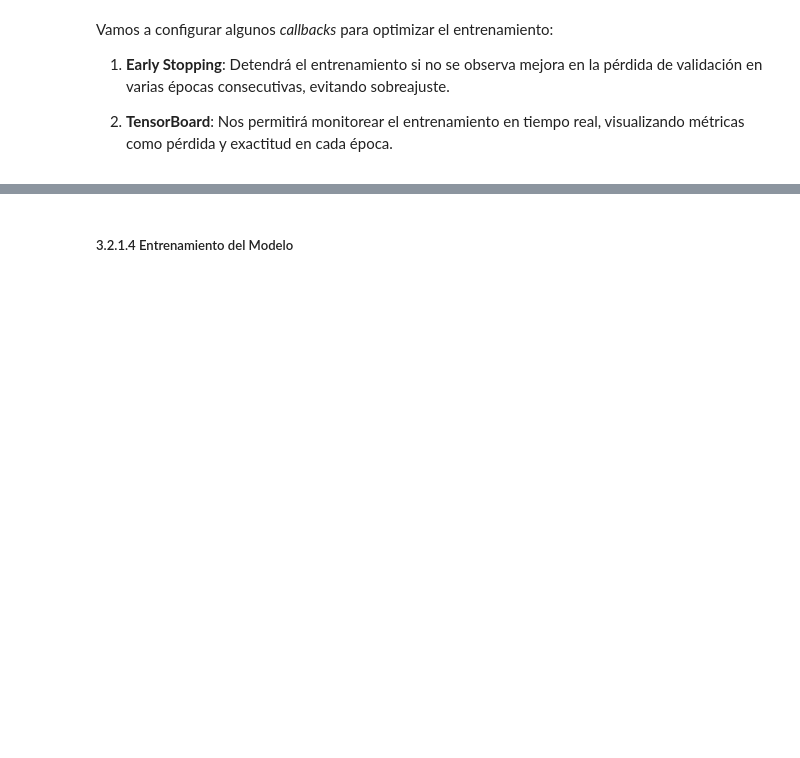
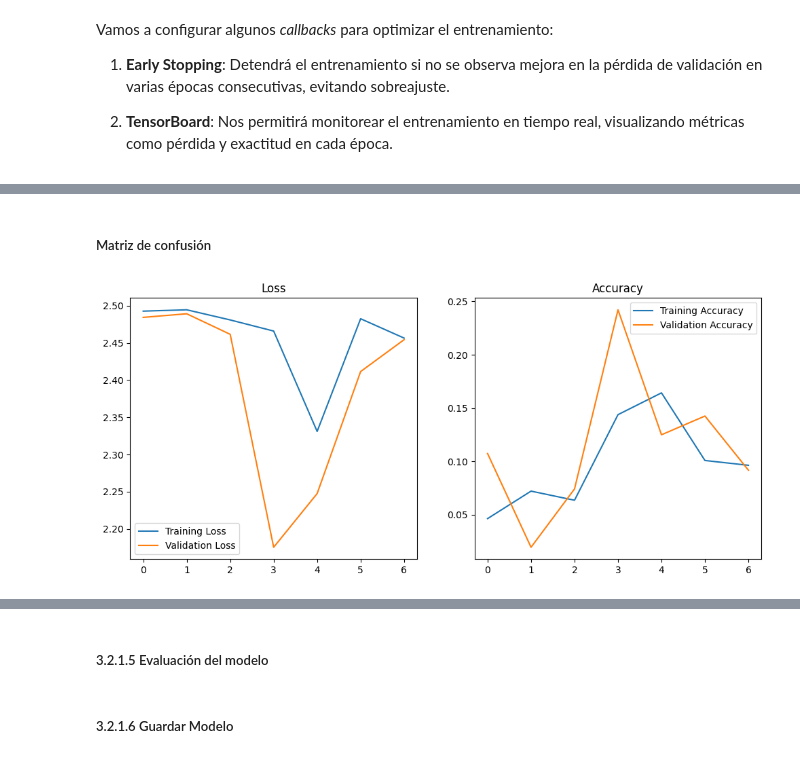
Before and after one commit to Dreamer97JB/M_ML_DL_CUDA_RNN_, a Jupyter notebook: Script/tourism_clasificator.ipynb, the cells around one changed output, grey strips where cells are left out. Drawn from its saved outputs; the diff is of its cells as text; code cells hidden in the pictures; blank space fills up the shorter version.

```diff
--- a/Script/tourism_clasificator.ipynb
+++ b/Script/tourism_clasificator.ipynb
@@ -1217,17 +1311,0 @@ epochs = 20
-# %%
-# Construir el modelo LSTM secuencial
-model = Sequential([
-    Embedding(input_dim=vocab_size, output_dim=embedding_dim),
-    LSTM(units=lstm_units, return_sequences=True),
-    Dropout(dropout_rate),
-    LSTM(units=lstm_units),
-    Dropout(dropout_rate),
-    Dense(64, activation='relu'),
-    Dense(12, activation='softmax')  # Capa de salida para clasificación multiclase
-])
-
-# Compilar el modelo
-model.compile(loss='sparse_categorical_crossentropy', optimizer='adam', metrics=['accuracy'])
-
-# Verificar la arquitectura del modelo
-model.summary()
@@ -1251,0 +1363,44 @@ tensorboard_callback = TensorBoard(log_dir=log_dir, histogram_freq=1)
+# %% [markdown]
+##### Matriz de confusión
+# %%
+import matplotlib.pyplot as plt
+from sklearn.metrics import confusion_matrix, classification_report
+import seaborn as sns
+
+# Visualización de la historia del entrenamiento
+def plot_history(history):
+    plt.figure(figsize=(12, 5))
+    plt.subplot(1, 2, 1)
+    plt.plot(history.history['loss'], label='Training Loss')
+    plt.plot(history.history['val_loss'], label='Validation Loss')
+    plt.legend()
+    plt.title('Loss')
+
+    plt.subplot(1, 2, 2)
+    plt.plot(history.history['accuracy'], label='Training Accuracy')
+    plt.plot(history.history['val_accuracy'], label='Validation Accuracy')
+    plt.legend()
+    plt.title('Accuracy')
+
+    plt.show()
+
+plot_history(history)
+
+# Predicciones y matriz de confusión
+y_val_pred = model.predict(val_dataset)
+y_val_pred = np.argmax(y_val_pred, axis=1)
+val_labels_flat = np.argmax(val_labels, axis=1)
+
+# Matriz de confusión
+cm = confusion_matrix(val_labels_flat, y_val_pred)
+plt.figure(figsize=(12, 8))
+sns.heatmap(cm, annot=True, fmt='d', cmap='Blues', xticklabels=np.unique(train_labels), yticklabels=np.unique(train_labels))
+plt.xlabel("Predicted")
+plt.ylabel("True")
+plt.title("Confusion Matrix")
+plt.show()
+
+# Reporte de clasificación
+print(classification_report(val_labels_flat, y_val_pred))
+# %% [output]
+[figure, added]
@@ -1251,0 +1409,2 @@ tensorboard_callback = TensorBoard(log_dir=log_dir, histogram_freq=1)
+# %% [markdown]
+##### 3.2.1.5 Evaluación del modelo
@@ -1252,2 +1415,2 @@ tensorboard_callback = TensorBoard(log_dir=log_dir, histogram_freq=1)
 # %% [markdown]
-##### 3.2.1.4 Entrenamiento del Modelo
+##### 3.2.1.6 Guardar Modelo
```
Also changed, not shown: parts of 17 cells of this notebook, 34 other files.
